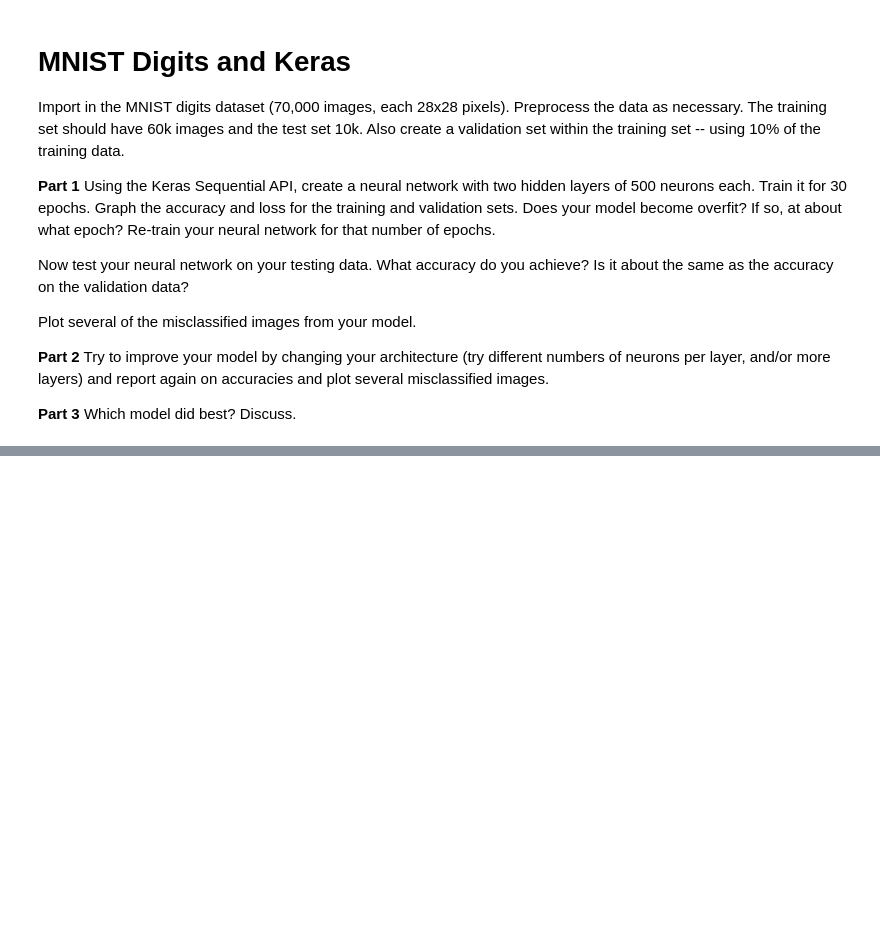
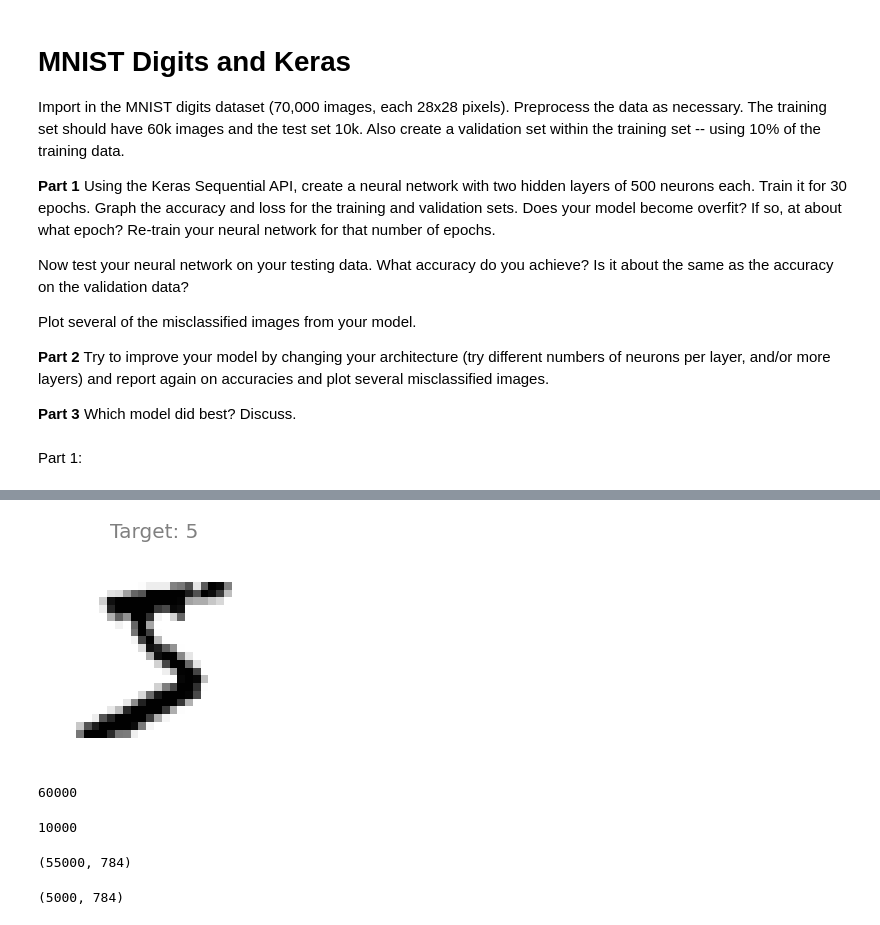
Before and after one commit to NeymanThomas/4499-Assignments, a Jupyter notebook: Homework-1/Homework_1.ipynb, the cells around one changed output, grey strips where cells are left out. Cells and saved outputs as stored; diff of their text form; code cells hidden in the pictures; blank space fills up the shorter version.

```diff
--- a/Homework-1/Homework_1.ipynb
+++ b/Homework-1/Homework_1.ipynb
@@ -17,3 +17,25 @@ Try to improve your model by changing your architecture (try different numbers o
 
 **Part 3** </br>
 Which model did best? Discuss.
+# %% [markdown]
+Part 1:
+# %%
+import tensorflow as tf
+from tensorflow import keras
+import numpy as np
+import matplotlib.pyplot as plt
+from collections import Counter
+
+np.random.seed(30)
+tf.random.set_seed(15)
+
+mnist_digits = keras.datasets.mnist
+# the ndarrays that will hold the data sets of 60000 and 10000 numbers
+(X_train_full, Y_train_full), (X_test, Y_test) = mnist_digits.load_data()
+
+# plot to see the figure at the desired index '0'
+plt.imshow(X_train_full[0], cmap='binary')
+plt.axis('off')
+plt.title(f'Target: {Y_train_full[0]}', fontsize=20, c='grey')
+plt.show()
+# %% [output]
@@ -19,0 +45,11 @@ Which model did best? Discuss.
+[figure, added]
+# %%
+# Verifying the arrays are the correct sizes : 60000
+Y_train_full.size
+# %% [output]
+60000
+# %%
+# size : 10000
+Y_test.size
+# %% [output]
+10000
@@ -19,0 +71,8 @@ Which model did best? Discuss.
+# %%
+X_train_tr.shape
+# %% [output]
+(55000, 784)
+# %%
+X_train_v.shape
+# %% [output]
+(5000, 784)
```
Also changed, not shown: parts of 38 cells of this notebook.
